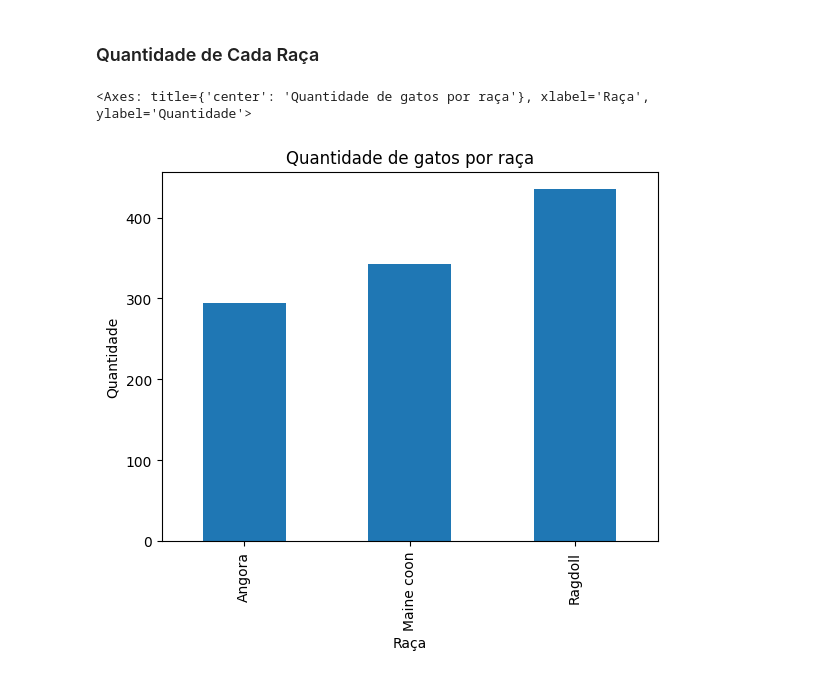
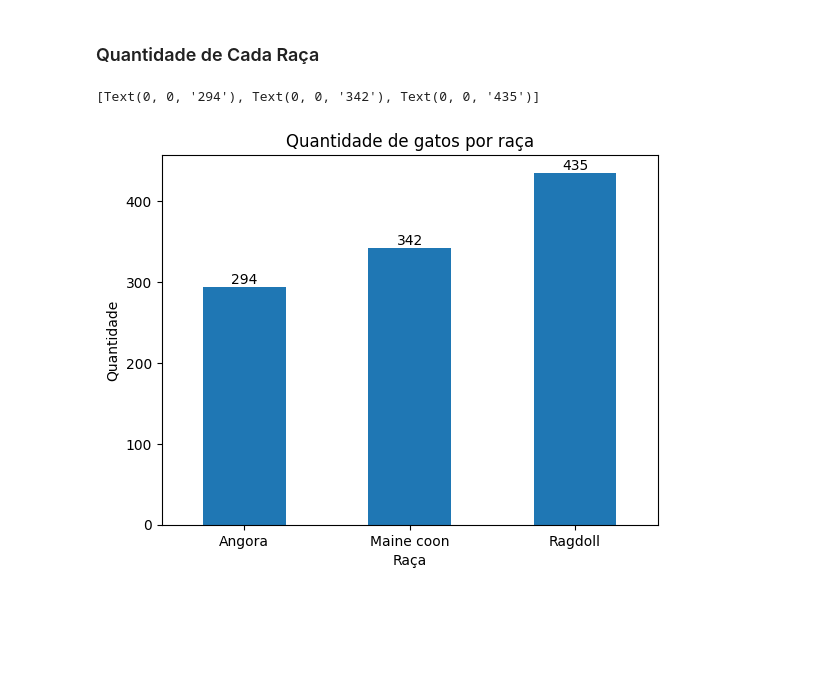
Before and after one commit to FehFialho/Machine-Learning-ETS, a Jupyter notebook: 24-10/testing.ipynb, the cells around one changed output. Saved outputs shown, nothing was run; the diff lists cells and outputs as text; code cells hidden in the pictures; blank space fills up the shorter version.

```diff
--- a/24-10/testing.ipynb
+++ b/24-10/testing.ipynb
@@ -83,7 +64,8 @@ plt.legend()
 ### Quantidade de Cada Raça
 # %%
 breeds = df["Breed"].value_counts().sort_index()
-breeds.plot(kind="bar", xlabel="Raça", ylabel="Quantidade", title="Quantidade de gatos por raça")
+breeds = breeds.plot(kind="bar", xlabel="Raça", ylabel="Quantidade", title="Quantidade de gatos por raça", rot=360)
+breeds.bar_label(breeds.containers[0])
 # %% [output]
-<Axes: title={'center': 'Quantidade de gatos por raça'}, xlabel='Raça', ylabel='Quantidade'>
+[Text(0, 0, '294'), Text(0, 0, '342'), Text(0, 0, '435')]
-[figure, old version]
+[figure, new version]
```
Also changed, not shown: parts of 14 cells of this notebook, 3 other files.
